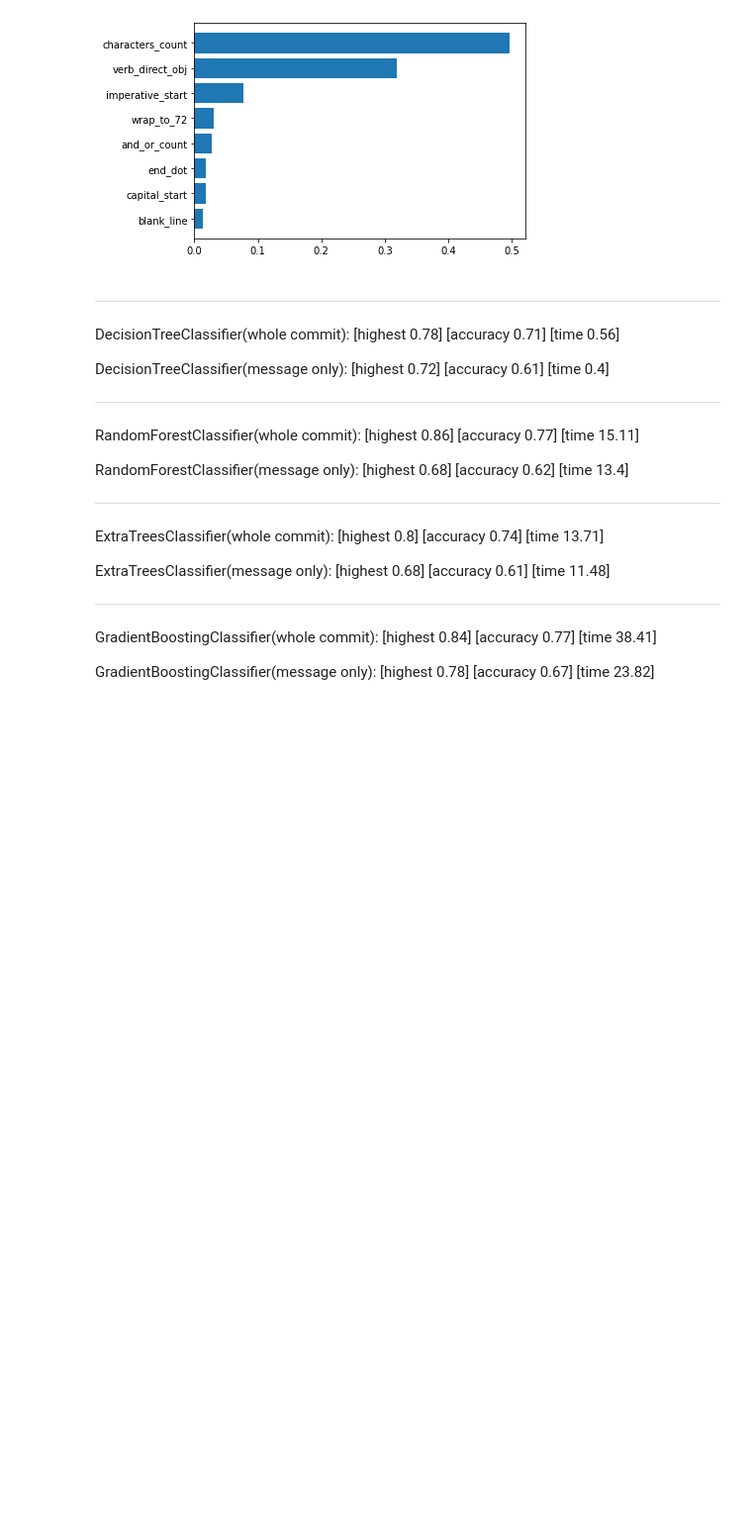
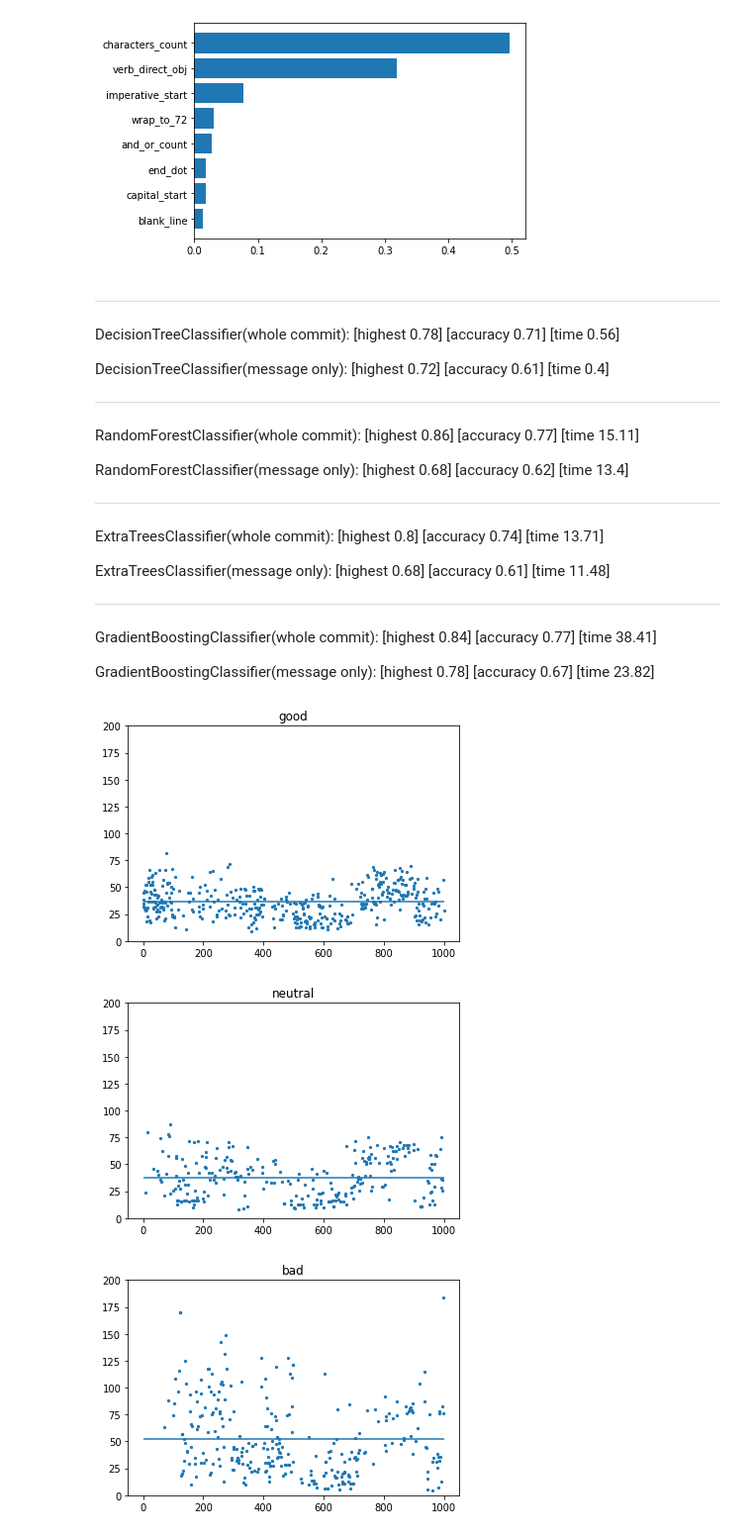
Before and after one commit to jeankhechfe/commit-quality, a Jupyter notebook: jupyter_notebook/display_results_message_only.ipynb, the cells around one changed output. Shown at 99% size. Drawn from its saved outputs; the diff is of its cells as text; code cells hidden in the pictures; blank space fills up the shorter version.

Commit message:
Add standard deviation visualization for characters_count

```diff
--- a/jupyter_notebook/display_results_message_only.ipynb
+++ b/jupyter_notebook/display_results_message_only.ipynb
@@ -75,3 +75,29 @@ ExtraTreesClassifier(message only): [highest 0.68] [accuracy 0.61] [time 11.48]
 GradientBoostingClassifier(whole commit): [highest 0.84] [accuracy 0.77] [time 38.41]
 
 GradientBoostingClassifier(message only): [highest 0.78] [accuracy 0.67] [time 23.82]
+# %%
+data_good = data[data.label == 'good']
+data_neutral = data[data.label == 'neutral']
+data_bad = data[data.label == 'bad']
+# %%
+plt.ylim(0,200)
+plt.title("good")
+plt.scatter(x=data_good.index, y=data_good['characters_count'], s=5);
+plt.hlines(y=data_good['characters_count'].mean(), xmin=0, xmax=1000) # Mean line
+plt.show()
+
+plt.title("neutral")
+plt.ylim(0,200)
+plt.scatter(x=data_neutral.index, y=data_neutral['characters_count'], s=5);
+plt.hlines(y=data_neutral['characters_count'].mean(), xmin=0, xmax=1000);
+plt.show()
+
+plt.title("bad")
+plt.ylim(0,200)
+plt.scatter(x=data_bad.index, y=data_bad['characters_count'], s=5);
+plt.hlines(y=data_bad['characters_count'].mean(), xmin=0, xmax=1000);
+plt.show()
+# %% [output]
+[figure, added]
+[figure, added]
+[figure, added]
```
